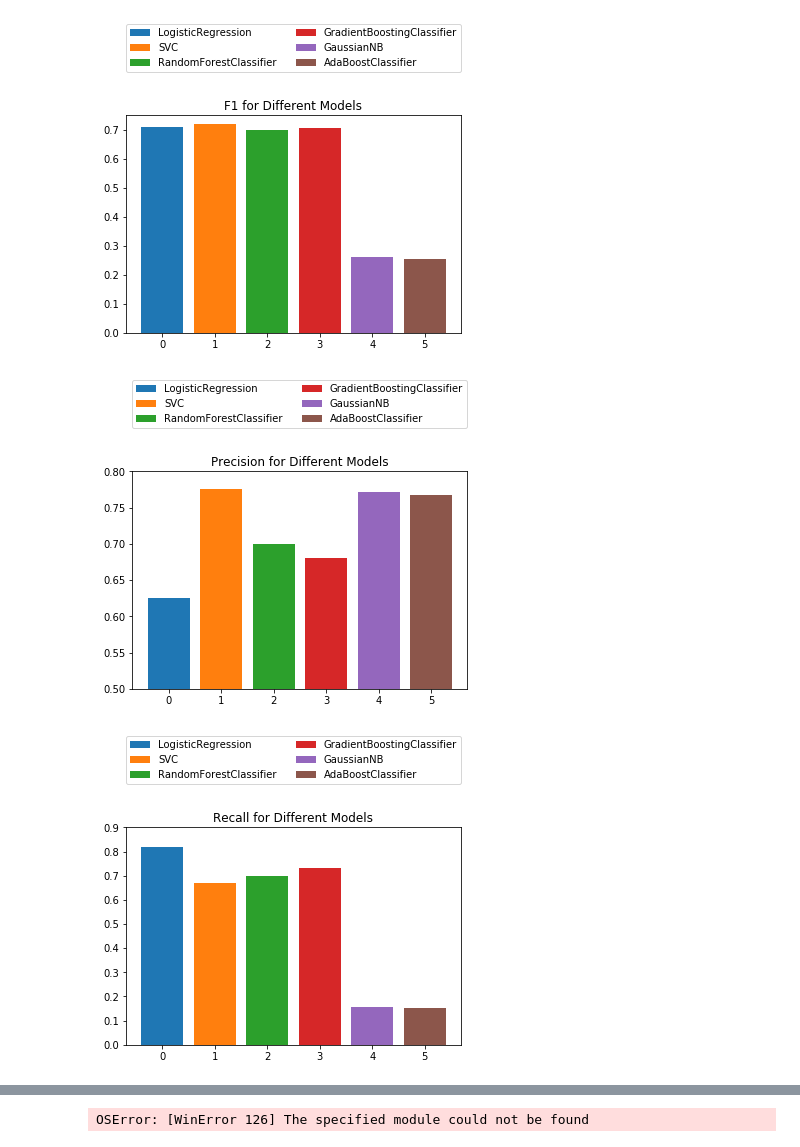
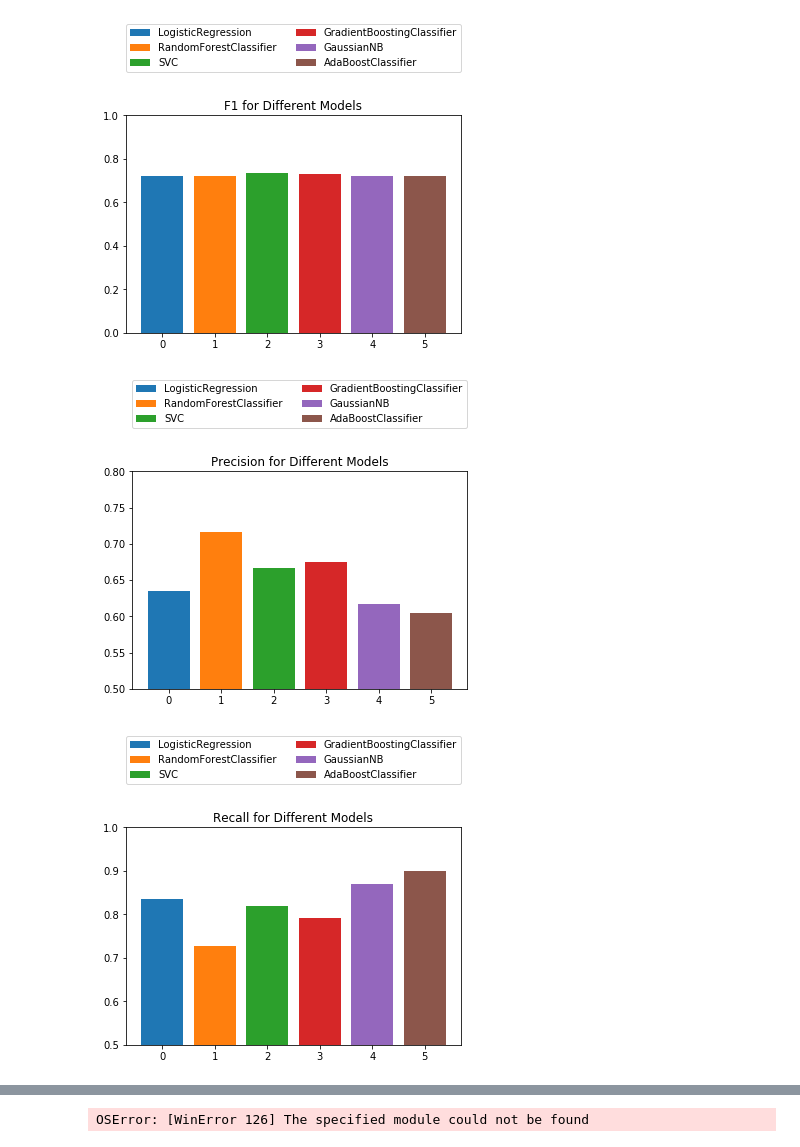
Before and after one commit to ericyang216/cs229_falling, a Jupyter notebook: plotting.ipynb, the cells around one changed output, grey strips where cells are left out. Drawn from its saved outputs; the diff is of its cells as text; code cells hidden in the pictures.

```diff
--- a/plotting.ipynb
+++ b/plotting.ipynb
@@ -49,15 +49,15 @@ def evaluation_metrics(y_pred, y_label, thresh=0.5):
 # *** LOAD DATA ***
 from sklearn.model_selection import train_test_split
 
-nominal_sample = pd.read_csv('2015_sample.csv')
-failure_sample = pd.read_csv('2015_failures.csv')
+nominal_sample = pd.read_csv('2015_sample_n1.csv')
+failure_sample = pd.read_csv('2015_fail_n1.csv')
 
 # For further testing on data from the future
 #future_nominal = pd.read_csv('2018_q1_sample.csv')
 #future_failure = pd.read_csv('2018_q1_failures.csv')
 
-# nominal_sample = nominal_sample.dropna(axis=0, thresh=20).dropna(axis=1)
-# failure_sample = failure_sample.dropna(axis=0, thresh=20).dropna(axis=1)
+nominal_sample = nominal_sample.dropna(axis=0, thresh=20).dropna(axis=1)
+failure_sample = failure_sample.dropna(axis=0, thresh=20).dropna(axis=1)
 
 feature_columns = [ 'smart_1_normalized', 'smart_3_normalized', 'smart_4_normalized', 'smart_5_normalized',
            'smart_7_normalized','smart_12_normalized', 'smart_194_normalized',
@@ -120,33 +120,0 @@ models = [lr1, lr2, lr3, lr4, lr5, svm_linear, svm_poly, rfc, rfc100, boost1, bo
-# %%
-# *** RUN MODELS ***
-
-for model in models:
-
-    model.fit(x_train, y_train)
-
-    pred_train = model.predict_proba(x_train)[:,1]
-    pred_val = model.predict_proba(x_val)[:,1]
-
-    # pred_future = svm_linear.predict_proba(x_future)[:,1]
-    # pred_train
-
-    eval_v = evaluation_metrics(pred_val, y_val)
-    eval_t = evaluation_metrics(pred_train, y_train)
-    print("Trained:  ", model)
-    print("Metrics for training, validation")
-    print("Precision:", eval_t['precision'], eval_v['precision'])
-    print("Recall:   ", eval_t['recall'], eval_v['recall'])
-    print("Accuracy: ", eval_t['accuracy'], eval_v['accuracy'])
-    print("F1-Score: ", eval_t['f1'], eval_v['f1'])
-    print("AuC:      ", eval_t['roc_auc'], eval_v['roc_auc'])
-    print("")
-
-    plt.plot([0, 1], [0, 1], 'k--', lw=2)
-    plt.plot(eval_v['fpr'], eval_v['tpr'], label='ROC curve (area = %0.2f)' % eval_v['roc_auc'])
-    plt.xlim([0.0, 1.0])
-    plt.ylim([0.0, 1.05])
-    plt.xlabel('False Positive Rate')
-    plt.ylabel('True Positive Rate')
-    plt.show()
-
-# *** RUN MODELS ***
@@ -270,5 +169,5 @@ print(model_results)
 # %%
-models_plot = [lr1, svm_poly, rfc, boost2, gnb, ada]
+models_plot = [lr1, rfc, svm_poly, boost2, gnb, ada]
 # %%
 print(models_plot)
 # %% [output]
@@ -312,11 +214,11 @@ for (i,model) in enumerate(models_plot):
     plt.bar(i, model_results[model]['val']['f1'])
 plt.legend(leg,bbox_to_anchor=(0., 1.2, 1., .102), loc=3,
            ncol=2, mode="expand", borderaxespad=0.)
-plt.ylim([0,.75])
+plt.ylim([0,1])
 plt.title("F1 for Different Models")
 plt.show()
 # %% [output]
-[figure, old version]
+[figure, new version]
 # %%
 leg = []
 data = []
@@ -330,21 +232,21 @@ plt.ylim([.5,.8])
 plt.title("Precision for Different Models")
 plt.show()
 # %% [output]
-[figure, old version]
+[figure, new version]
 # %%
 leg = []
 data = []
 for (i,model) in enumerate(models_plot):
     leg.append(str(model).split('(')[0])
     data.append(model_results[model]['val']['recall'])
     plt.bar(i, model_results[model]['val']['recall'])
 plt.legend(leg,bbox_to_anchor=(0., 1.2, 1., .102), loc=3,
            ncol=2, mode="expand", borderaxespad=0.)
-plt.ylim([0,.9])
+plt.ylim([.5,1])
 plt.title("Recall for Different Models")
 plt.show()
 # %% [output]
-[figure, old version]
+[figure, new version]
 # %%
 leg = []
 data = []
```
Also changed, not shown: parts of 13 cells of this notebook, 2 other files.
